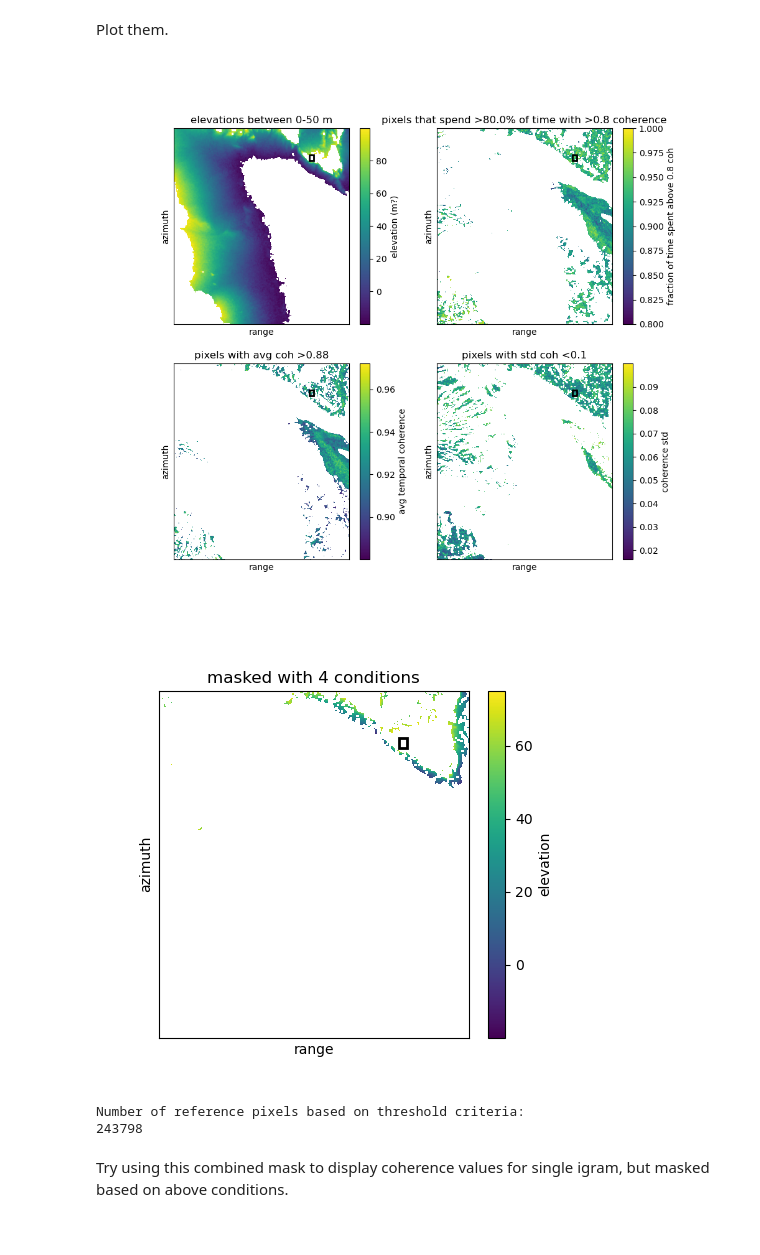
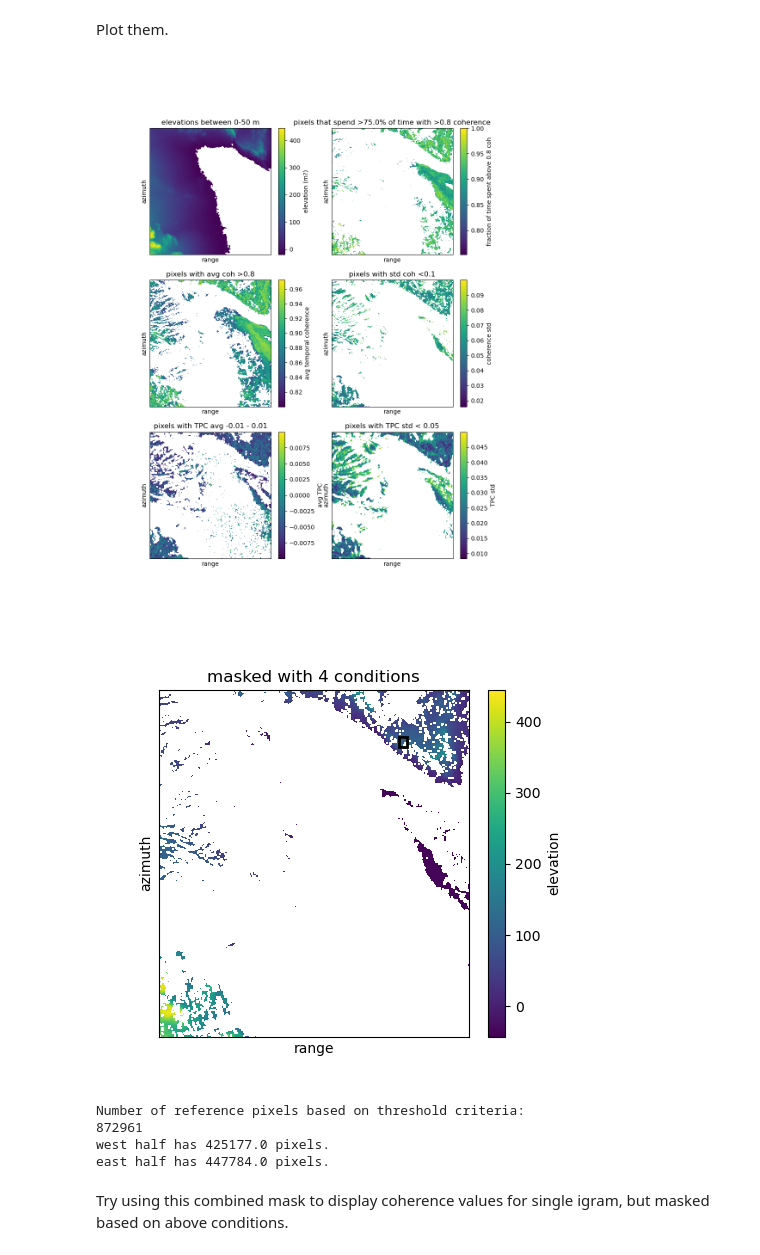
Before and after one commit to opaschall/LagunaSalada, a Jupyter notebook: 11_unwrapped_igrams/choosing_reference_pixels.ipynb, the cells around one changed output. Saved outputs shown, nothing was run; the diff lists cells and outputs as text; code cells hidden in the pictures.

```diff
--- a/11_unwrapped_igrams/choosing_reference_pixels.ipynb
+++ b/11_unwrapped_igrams/choosing_reference_pixels.ipynb
@@ -153,53 +213,76 @@ Coh means and standard deviations calculated.
 Now mask based on ALL the criteria above. Iterate over variables to be masked.
 # %%
 elev_min = -20
-elev_max = 100 # was 75
+# elev_min = 0
+# elev_max = 100 # was 75
+# elev_max = 250
 elev_masked = np.ma.masked_where(elev_cropped<elev_min,elev_cropped)
-elev_masked = np.ma.masked_where(elev_masked>elev_max,elev_masked)
+# elev_masked = np.ma.masked_where(elev_masked>elev_max,elev_masked)
 
+th_time = 0.75
 coh_time_masked = np.ma.masked_where(time_above_th<th_time,time_above_th)
 
-th_coh_mean = 0.88
+# th_coh_mean = 0.88
+# th_coh_mean = 0.85
+th_coh_mean = 0.8
 coh_mean_masked = np.ma.masked_where(coh_mean<th_coh_mean,coh_mean)
 
 th_coh_std = 0.1
 coh_std_masked = np.ma.masked_where(coh_std>th_coh_std,coh_std)
+
+TPC_avg_th = 0.01
+avg_TPC_masked = np.ma.masked_where(np.abs(avg_TPCs)>TPC_avg_th,avg_TPCs)
+
+TPC_std_th = 0.05
+std_TPC_masked = np.ma.masked_where(std_TPCs>TPC_std_th,std_TPCs)
 # %% [markdown]
 Plot them.
 # %%
-plt.figure(figsize=(10,9))
-plt.subplot(2,2,1)
+plt.figure(figsize=(10,13))
+plt.subplot(3,2,1)
 plt.imshow(elev_masked, cmap='viridis',aspect='auto'); plt.xlim(x1-x2,0); plt.xticks([]); plt.yticks([])
-plt.xlabel('range'); plt.ylabel('azimuth'); plt.title('elevations between 0-50 m'); plt.colorbar(label='elevation (m?)')
-plt.gca().add_patch(Rectangle((800,150),100,30,edgecolor='k',facecolor='none',linewidth=2))
-plt.subplot(2,2,2)
+plt.xlabel('range'); plt.ylabel('azimuth'); plt.title('elevations between X-X m'); plt.colorbar(label='elevation (m?)')
+#plt.gca().add_patch(Rectangle((800,150),100,30,edgecolor='k',facecolor='none',linewidth=2))
+plt.subplot(3,2,2)
 plt.imshow(coh_time_masked, cmap='viridis',aspect='auto'); plt.xlim(x1-x2,0); plt.xticks([]); plt.yticks([])
 label_cbar = str('fraction of time spent above '+str(th_coh)+' coh')
 title_text = str('pixels that spend >'+str(th_time*100)+'% of time with >'+str(th_coh)+' coherence')
 plt.xlabel('range'); plt.ylabel('azimuth'); plt.title(title_text); plt.colorbar(label=label_cbar)
-plt.gca().add_patch(Rectangle((800,150),100,30,edgecolor='k',facecolor='none',linewidth=2))
-plt.subplot(2,2,3)
+plt.subplot(3,2,3)
 plt.imshow(coh_mean_masked, cmap='viridis',aspect='auto'); plt.xlim(x1-x2,0); plt.xticks([]); plt.yticks([])
 title_text = str('pixels with avg coh >'+str(th_coh_mean))
 plt.xlabel('range'); plt.ylabel('azimuth'); plt.title(title_text); plt.colorbar(label='avg temporal coherence')
-plt.gca().add_patch(Rectangle((800,150),100,30,edgecolor='k',facecolor='none',linewidth=2))
-plt.subplot(2,2,4)
+plt.subplot(3,2,4)
 plt.imshow(coh_std_masked, cmap='viridis',aspect='auto'); plt.xlim(x1-x2,0); plt.xticks([]); plt.yticks([])
 title_text = str('pixels with std coh <'+str(th_coh_std))
 plt.xlabel('range'); plt.ylabel('azimuth'); plt.title(title_text); plt.colorbar(label='coherence std')
-plt.gca().add_patch(Rectangle((800,150),100,30,edgecolor='k',facecolor='none',linewidth=2))
+plt.subplot(3,2,5)
+plt.imshow(avg_TPC_masked, cmap='viridis',aspect='auto'); plt.xlim(x1-x2,0); plt.xticks([]); plt.yticks([])
+title_text = str('pixels with TPC avg -'+str(TPC_avg_th)+' - '+str(TPC_avg_th))
+plt.xlabel('range'); plt.ylabel('azimuth'); plt.title(title_text); plt.colorbar(label='avg TPC')
+plt.subplot(3,2,6)
+plt.imshow(std_TPC_masked, cmap='viridis',aspect='auto'); plt.xlim(x1-x2,0); plt.xticks([]); plt.yticks([])
+title_text = str('pixels with TPC std < '+str(TPC_std_th))
+plt.xlabel('range'); plt.ylabel('azimuth'); plt.title(title_text); plt.colorbar(label='TPC std')
 plt.show()
 # %% [output]
-[figure, old version]
+[figure, new version]
 # %%
 elev_min = -20
+elev_min = 0
 elev_max = 75
+elev_max = 250
 
-masked = np.ma.masked_where(elev_cropped<elev_min,elev_cropped)
-masked = np.ma.masked_where(masked>elev_max,masked)
-masked = np.ma.masked_where(time_above_th<th_time,masked)
+# masked = np.ma.masked_where(elev_cropped<elev_min,elev_cropped)
+# masked = np.ma.masked_where(masked>elev_max,masked)
+
+# larger area with western mtns
+#masked = np.ma.masked_where(elev_ref_region==0,elev_cropped)
+masked = np.ma.masked_where(time_above_th<th_time,elev_cropped)
 masked = np.ma.masked_where(coh_mean<th_coh_mean,masked)
 masked = np.ma.masked_where(coh_std>th_coh_std,masked)
+masked = np.ma.masked_where(np.abs(avg_TPCs)>TPC_avg_th,masked)
+masked = np.ma.masked_where(std_TPCs>TPC_std_th,masked)
 
 plt.figure(figsize=(5,4.5))
 plt.imshow(masked, cmap='viridis',aspect='auto'); plt.xlim(x1-x2,0); plt.xticks([]); plt.yticks([])
@@ -207,12 +290,21 @@ plt.xlabel('range'); plt.ylabel('azimuth'); plt.title('masked with 4 conditions'
 plt.gca().add_patch(Rectangle((800,150),100,30,edgecolor='k',facecolor='none',linewidth=2))
 plt.show()
 
-num_ref_pix = (masked>-1000).sum()
+num_ref_pix = (masked>-10000).sum()
 print('Number of reference pixels based on threshold criteria:\n'+str(num_ref_pix))
+ref_mask = np.zeros((dy,dx))
+masked_y,masked_x = np.nonzero(masked)
+ref_mask[masked_y,masked_x] = 1.0
+left_side = ref_mask[:,0:int(dx/2)].sum()
+right_side = ref_mask[:,int(dx/2):dx].sum()
+print('west half has '+str(left_side)+' pixels.')
+print('east half has '+str(right_side)+' pixels.')
 # %% [output]
-[figure, old version]
+[figure, new version]
 Number of reference pixels based on threshold criteria:
-243798
+872961
+west half has 425177.0 pixels.
+east half has 447784.0 pixels.
 # %% [markdown]
 Try using this combined mask to display coherence values for single igram, but masked based on above conditions.
 # %%
```
Also changed, not shown: parts of 11 cells of this notebook, 6 other files.
